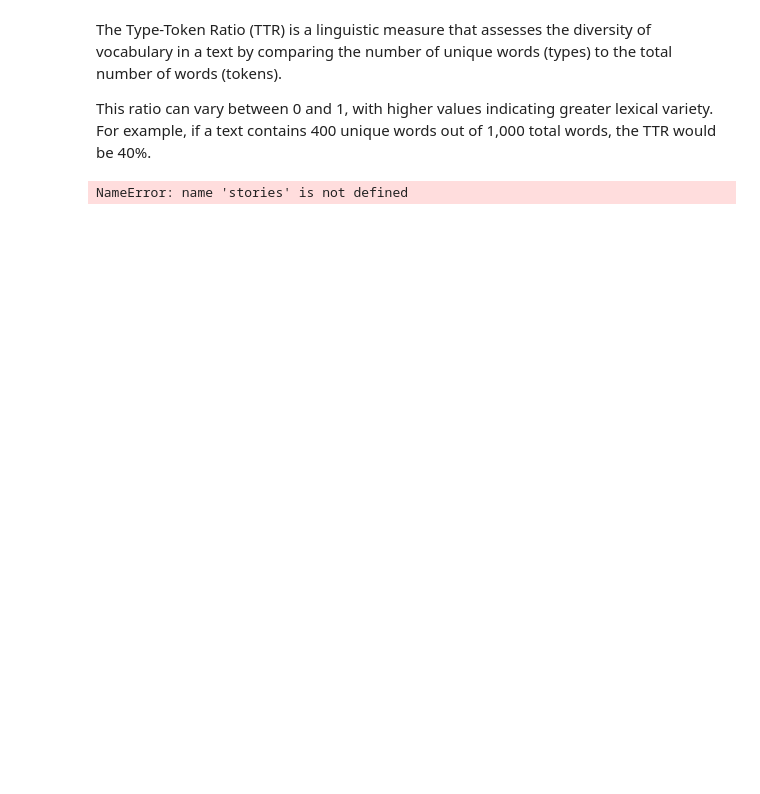
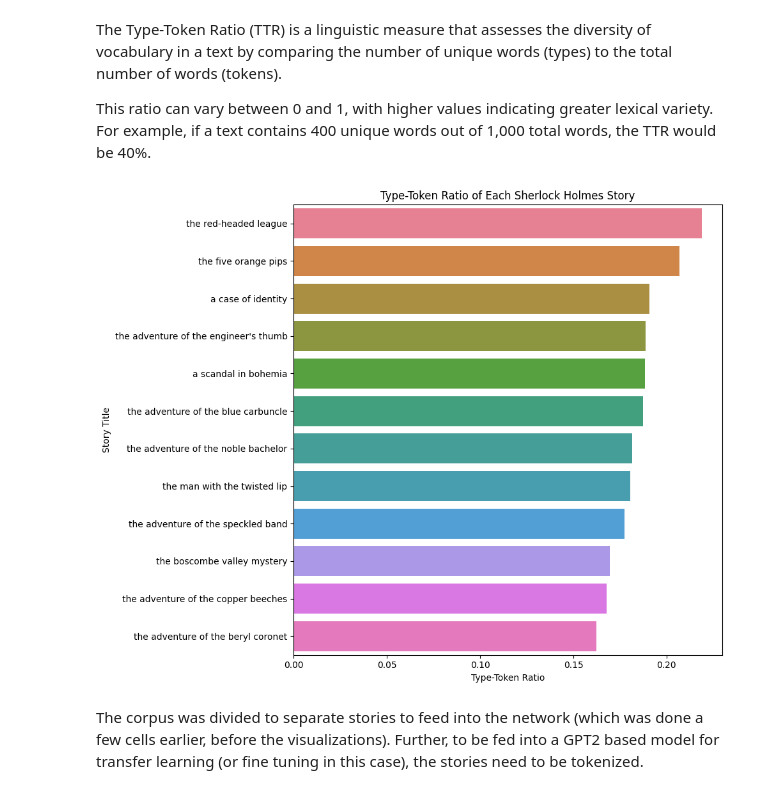
Before and after one commit to MARKST-47/SherlockGPT, a Jupyter notebook: sherlock_gpt.ipynb, the cells around one changed output. Cells and saved outputs as stored; diff of their text form; code cells hidden in the pictures; blank space fills up the shorter version.

Commit message:
First model build

```diff
--- a/sherlock_gpt.ipynb
+++ b/sherlock_gpt.ipynb
@@ -166,18 +166,18 @@ This ratio can vary between 0 and 1, with higher values indicating greater lexic
 # %%
 def calculate_ttr(text):
   tokens = word_tokenize(text.lower())
   types = set(tokens)
   return len(types) / len(tokens) if tokens else 0
 
 ttr = {title: calculate_ttr(text) for title, text in stories.items()}
 
 ttr_df = pd.DataFrame(list(ttr.items()), columns=['Story Title', 'Type-Token Ratio'])
 
 plt.figure(figsize=(10, 8))
-sns.barplot(x='Type-Token Ratio', y='Story Title', data=ttr_df.sort_values('Type-Token Ratio', ascending=False))
+sns.barplot(x='Type-Token Ratio', y='Story Title', data=ttr_df.sort_values('Type-Token Ratio', ascending=False), hue='Story Title')
 plt.title('Type-Token Ratio of Each Sherlock Holmes Story')
 plt.xlabel('Type-Token Ratio')
 plt.ylabel('Story Title')
 plt.tight_layout()
 # %% [output]
-NameError: name 'stories' is not defined
+[figure, added]
@@ -199,0 +184,2 @@ plt.tight_layout()
+# %% [markdown]
+The corpus was divided to separate stories to feed into the network (which was done a few cells earlier, before the visualizations). Further, to be fed into a GPT2 based model for transfer learning (or fine tuning in this case), the stories need to be tokenized.
```
Also changed, not shown: parts of 7 cells of this notebook.
